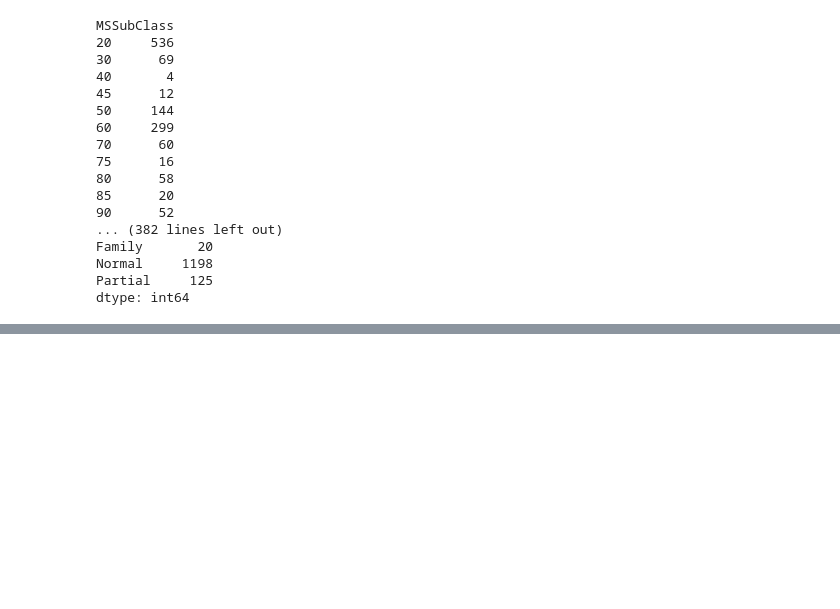
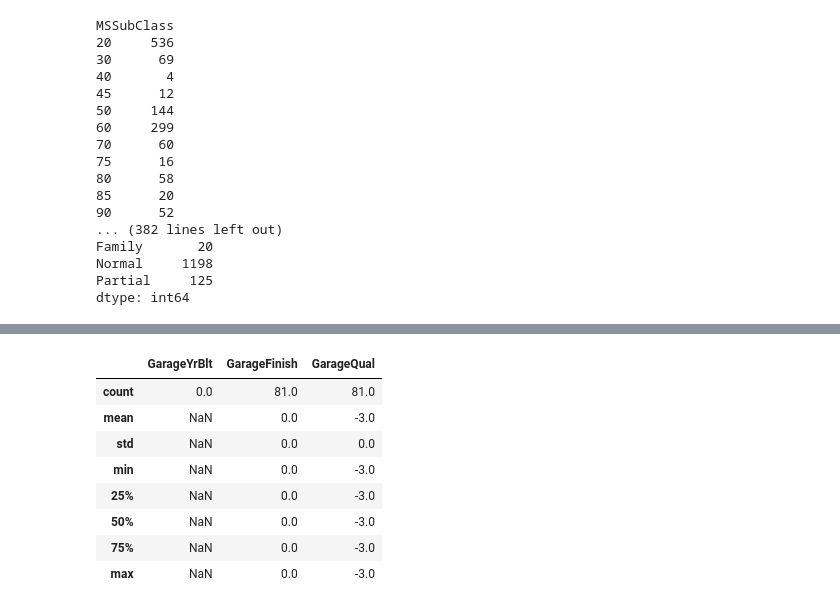
Before and after one commit to Hodapp87/kaggle-house-prices, a Jupyter notebook: Scratch for House Prices competition on Kaggle.ipynb, the cells around one changed output, grey strips where cells are left out. Cells and saved outputs as stored; diff of their text form; code cells hidden in the pictures; blank space fills up the shorter version.

```diff
--- a/Scratch for House Prices competition on Kaggle.ipynb
+++ b/Scratch for House Prices competition on Kaggle.ipynb
@@ -229,0 +343,12 @@ rfe = sklearn.feature_selection.RFE(lr)
+# %%
+train[train.GarageType.isnull()][["GarageType", "GarageYrBlt", "GarageFinish", "GarageQual"]].describe()
+# %% [output]
+|  | GarageYrBlt | GarageFinish | GarageQual |
+| count | 0.0 | 81.0 | 81.0 |
+| mean | NaN | 0.0 | -3.0 |
+| std | NaN | 0.0 | 0.0 |
+| min | NaN | 0.0 | -3.0 |
+| 25% | NaN | 0.0 | -3.0 |
+| 50% | NaN | 0.0 | -3.0 |
+| 75% | NaN | 0.0 | -3.0 |
+| max | NaN | 0.0 | -3.0 |
```
Also changed, not shown: parts of 13 cells of this notebook.
